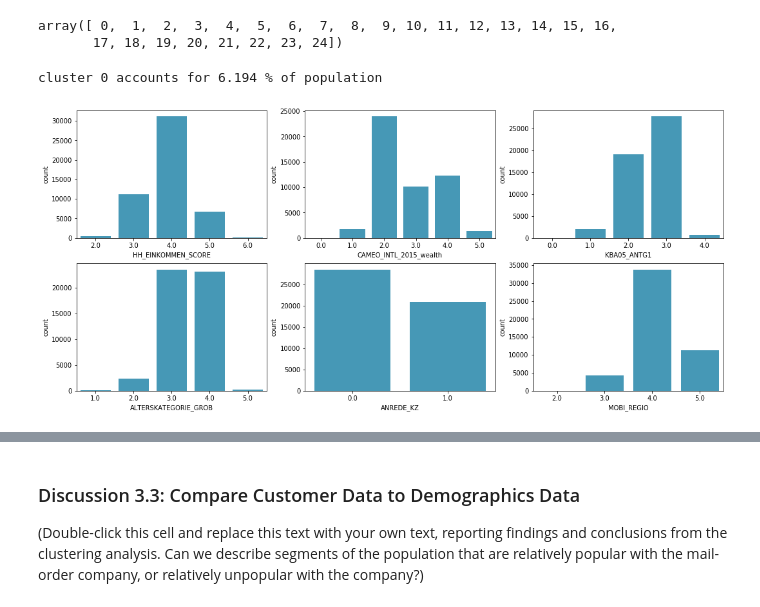
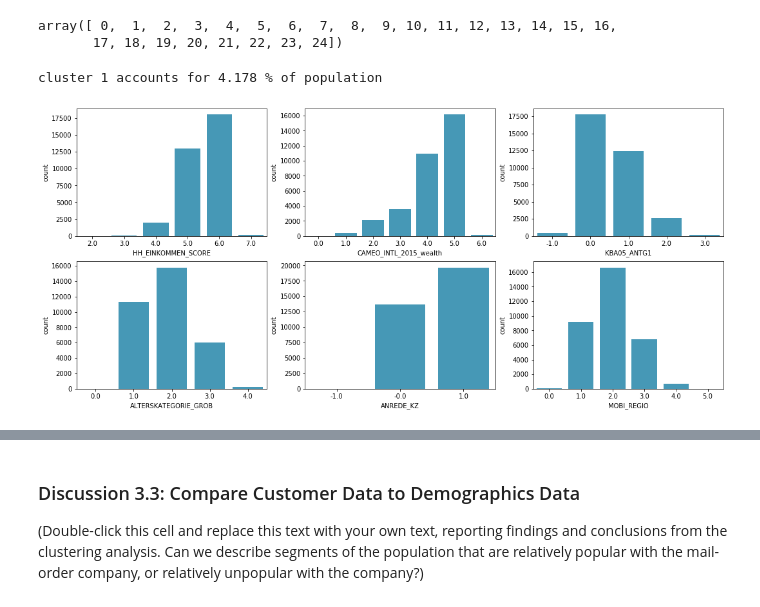
Before and after one commit to vasilkosturski/udacity-ml-intro, a Jupyter notebook: unsupervised-learning/creating-customer-segments/Identify_Customer_Segments.ipynb, the cells around one changed output, grey strips where cells are left out. Saved outputs shown, nothing was run; the diff lists cells and outputs as text; code cells hidden in the pictures.

Commit message:
Customer Segments - Customer data clustering improvements

```diff
--- a/unsupervised-learning/creating-customer-segments/Identify_Customer_Segments.ipynb
+++ b/unsupervised-learning/creating-customer-segments/Identify_Customer_Segments.ipynb
@@ -1115,11 +1131,11 @@ array([ 0,  1,  2,  3,  4,  5,  6,  7,  8,  9, 10, 11, 12, 13, 14, 15, 16,
 # %%
 # What kinds of people are part of a cluster that is overrepresented in the
 # customer data compared to the general population?
 
-plot_cluster_demographics(k=0, pca_features=pca_features, kmeans_labels=kmeans_labels)
+plot_cluster_demographics(k=1, pca_features=pca_features, kmeans_labels=kmeans_labels)
 # %% [output]
-cluster 0 accounts for 6.194 % of population
+cluster 1 accounts for 4.178 % of population
-[figure, old version]
+[figure, new version]
 # %%
 # What kinds of people are part of a cluster that is underrepresented in the
 # customer data compared to the general population?
```
Also changed, not shown: parts of 11 cells of this notebook.
